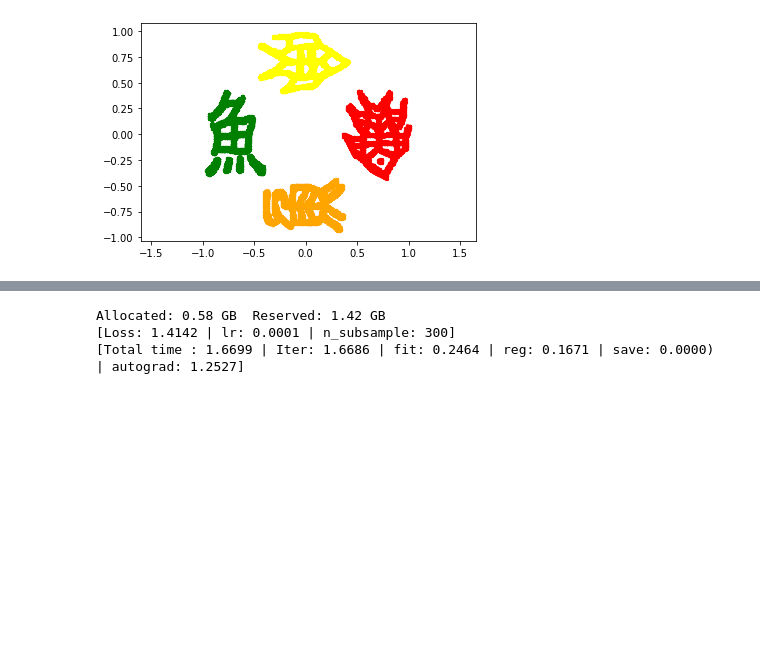
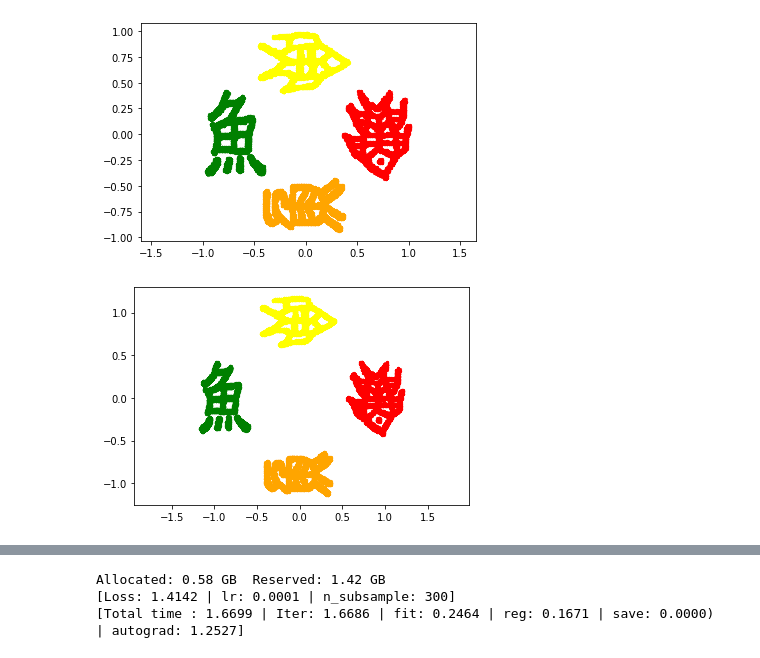
Before and after one commit to pzpzpzp1/wassflow, a Jupyter notebook: cnf-sinkhorn-demo.ipynb, the cells around one changed output, grey strips where cells are left out. Drawn from its saved outputs; the diff is of its cells as text; code cells hidden in the pictures; blank space fills up the shorter version.

```diff
--- a/cnf-sinkhorn-demo.ipynb
+++ b/cnf-sinkhorn-demo.ipynb
@@ -37,3 +179,23 @@ ezshow(dat3, col='orange')
 ezshow(dat4, col='green')
 # %% [output]
 [figure]
+# %%
+## GENERATE FISH IMAGES
+f1 = ImageDataset('frames/fish1.jpg',noise_std=0);
+f2 = ImageDataset('frames/fish2.jpg',noise_std=0);
+f3 = ImageDataset('frames/fish3.jpg',noise_std=0);
+f4 = ImageDataset('frames/fish4.jpg',noise_std=0);
+
+n_inner = 8000;
+n_sil = 10000 - n_inner;
+dat1 = torch.cat(f1.sample(n_inner, n_sil, scale = [1.2, -1], center = [-.07, .9], rotate = -np.pi/2),0);
+dat2 = torch.cat(f2.sample(n_inner, n_sil, scale = [.9, -1], center = [.9, 0], rotate = -np.pi),0);
+dat3 = torch.cat(f3.sample(n_inner, n_sil, scale = [.9, -1.0], center = [0, -.9], rotate = np.pi/2),0);
+dat4 = torch.cat(f4.sample(n_inner, n_sil, scale = [.95, -1.0], center = [-.9, 0], rotate = 0),0);
+
+ezshow(dat1, col='yellow')
+ezshow(dat2, col='red')
+ezshow(dat3, col='orange')
+ezshow(dat4, col='green')
+# %% [output]
+[figure, added]
```
Also changed, not shown: parts of 10 cells of this notebook, 2 other files.
